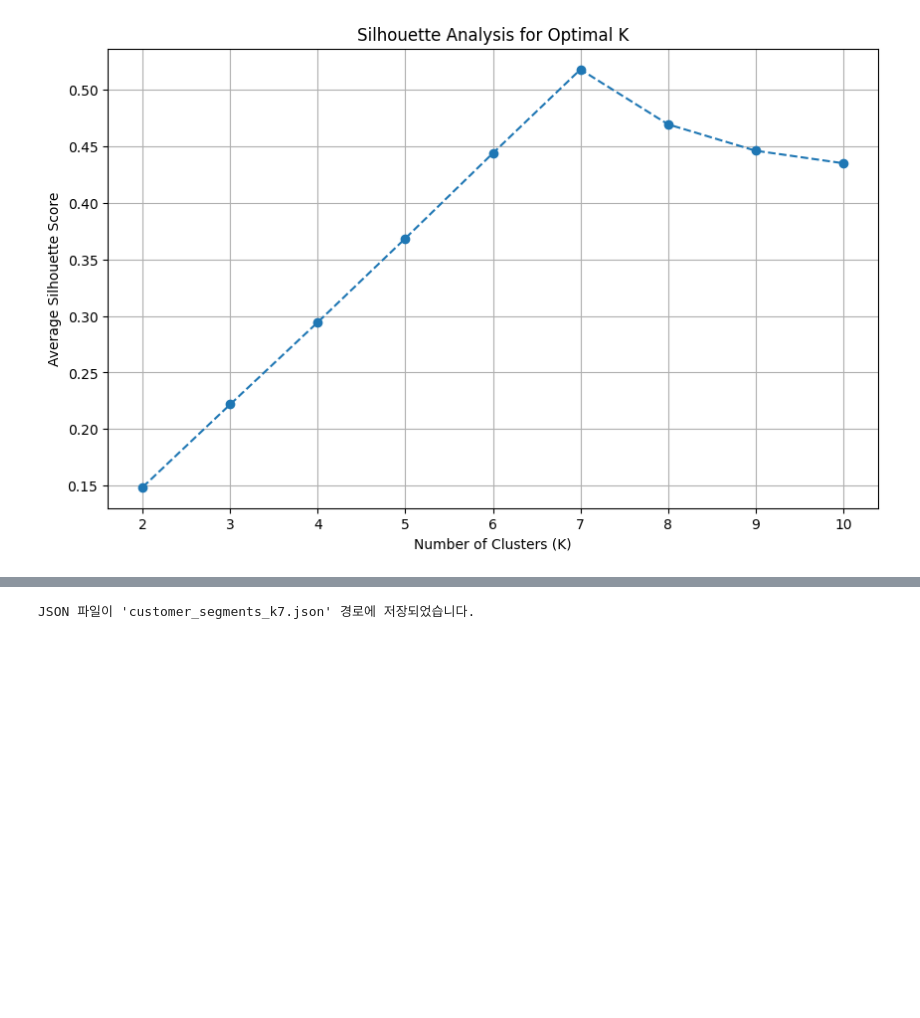
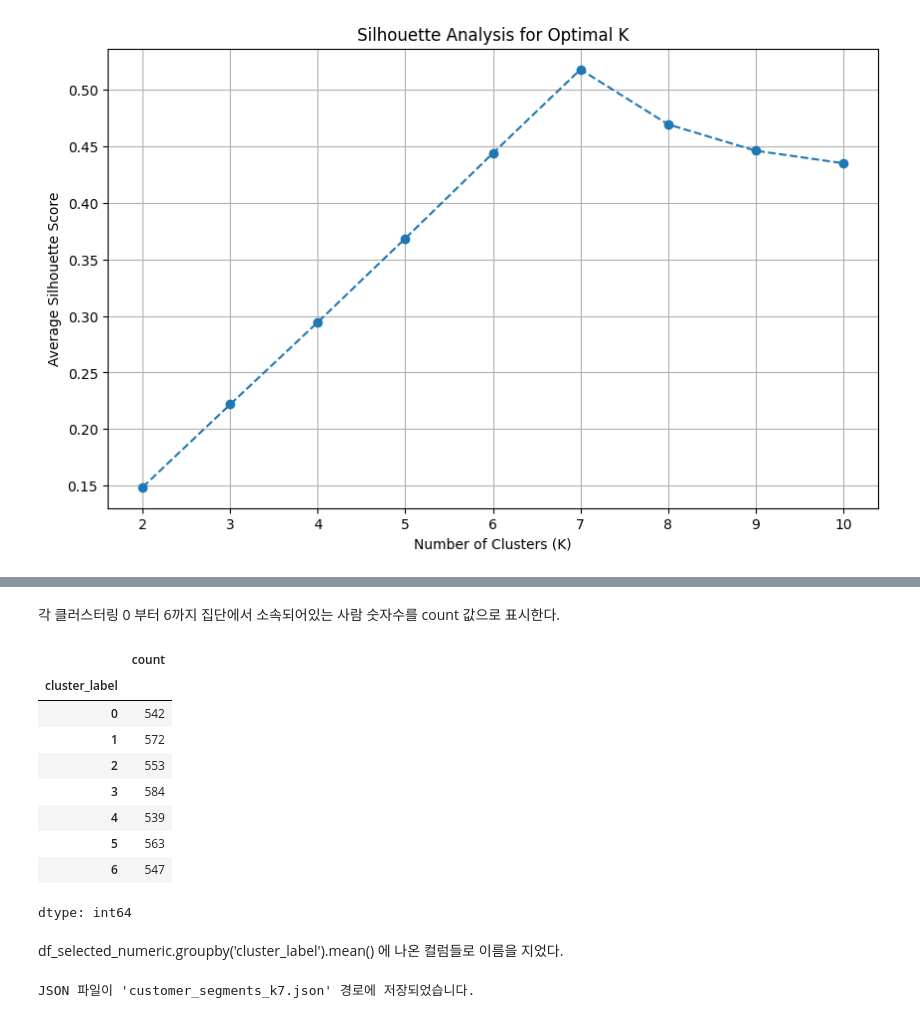
Before and after one commit to hagalaz-star/shopping_trend, a Jupyter notebook: notebooks/Shopping_Trends.ipynb, the cells around one changed output, grey strips where cells are left out. Drawn from its saved outputs; the diff is of its cells as text; code cells hidden in the pictures; blank space fills up the shorter version.

```diff
--- a/notebooks/Shopping_Trends.ipynb
+++ b/notebooks/Shopping_Trends.ipynb
@@ -421,6 +465,23 @@ df_selected_numeric.groupby('cluster_label').mean()
 # %%
 cluster_summary_mean = df_selected_numeric.groupby('cluster_label').mean()
 cluster_counts = df_selected_numeric['cluster_label'].value_counts().sort_index() # sort_index()로 클러스터 ID 순 정렬
+# %% [markdown]
+각 클러스터링 0 부터 6까지 집단에서 소속되어있는 사람 숫자수를 count 값으로 표시한다.
+# %%
+cluster_counts
+# %% [output]
+|  | count |
+| cluster_label |  |
+| 0 | 542 |
+| 1 | 572 |
+| 2 | 553 |
+| 3 | 584 |
+| 4 | 539 |
+| 5 | 563 |
+| 6 | 547 |
+dtype: int64
+# %% [markdown]
+ df_selected_numeric.groupby('cluster_label').mean() 에 나온 컬럼들로 이름을 지었다.
 # %%
 dominant_frequencies = {
     0: "Fortnightly",
```
Also changed, not shown: parts of 24 cells of this notebook, 8 other files.
